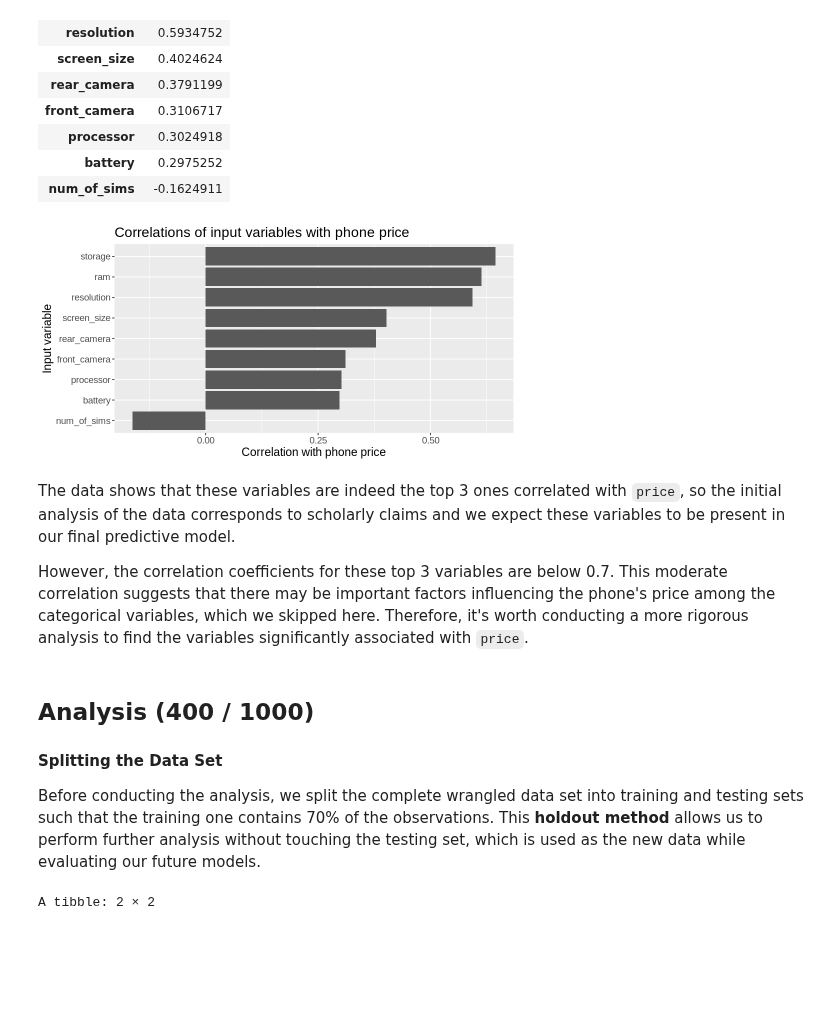
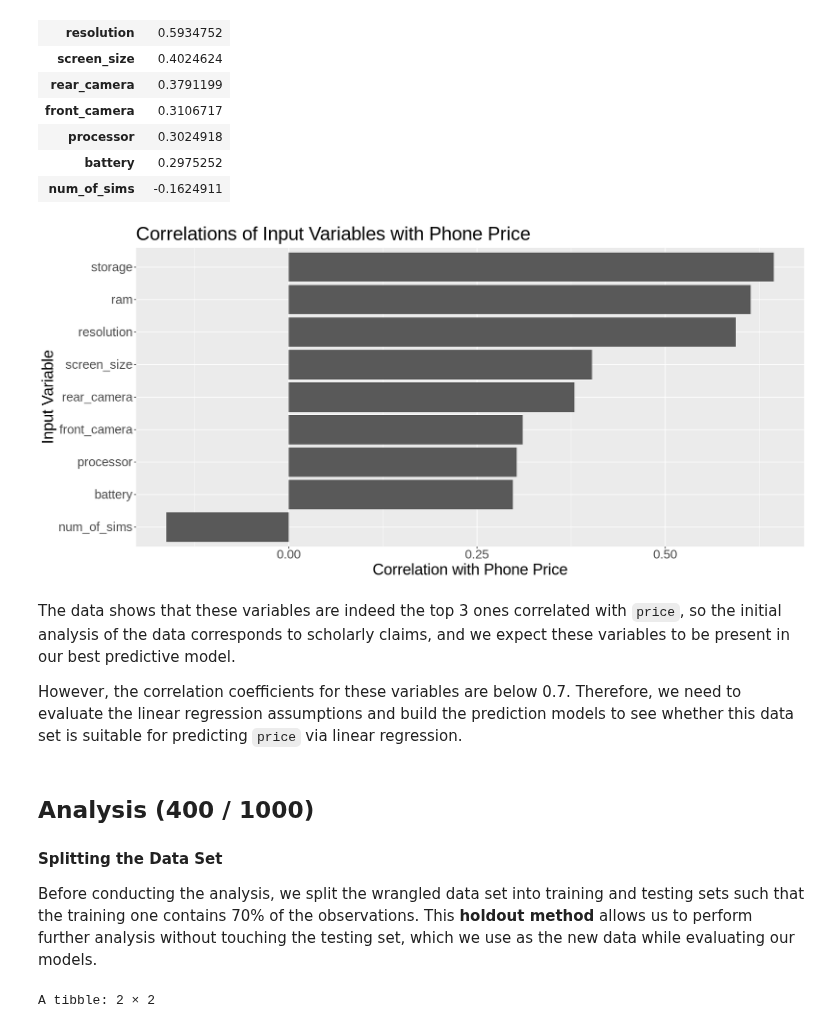
Before and after one commit to Ihor16/stat-301-project, a Jupyter notebook: FinalReport.ipynb, the cells around one changed output. Drawn from its saved outputs; the diff is of its cells as text; code cells hidden in the pictures; blank space fills up the shorter version.

Commit message:
Wrote explanations for full MLR model and removed categorical variables

```diff
--- a/FinalReport.ipynb
+++ b/FinalReport.ipynb
@@ -72,6 +67,8 @@ if (length(to_install)) install.packages(to_install)
 # %% [markdown]
 **(!!! change URL to the data set on the main branch)**
 # %%
+options(jupyter.plot_mimetypes = "image/png")
+
 library(tidyverse)
 library(psych)
 library(GGally)
@@ -83,6 +80,9 @@ library(glmnet)
 
 set.seed(7)
 
+# Font size for the plots
+font_size <- 22
+
 # Reading the data set from the web
 url <- "https://raw.githubusercontent.com/Ihor16/stat-301-project/ih/rewrite_for_new_dataset/data/specs.csv"
 data_raw <- read.csv(url) %>%
@@ -122,11 +122,11 @@ rate <- 0.012282
 
 # Renaming the variables and creating a derived variable for `resolution`
 phone_data <- data_raw %>%
-  select(-c(X, Name, Brand, Model, "Wi.Fi", Bluetooth)) %>%
+  select_if(is.numeric) %>%
+  select(-X) %>%
   rename(
     battery = "Battery.capacity..mAh.",
     screen_size = "Screen.size..inches.",
-    touchscreen = "Touchscreen",
     resolution_x = "Resolution.x",
     resolution_y = "Resolution.y",
     processor = "Processor",
@@ -134,11 +134,7 @@ phone_data <- data_raw %>%
     storage = "Internal.storage..GB.",
     rear_camera = "Rear.camera",
     front_camera = "Front.camera",
-    os = "Operating.system",
-    gps = "GPS",
     num_of_sims = "Number.of.SIMs",
-    x3g = "X3G",
-    x4g_lte = "X4G..LTE",
     price = "Price"
   ) %>%
   mutate(
@@ -151,16 +147,6 @@ phone_data <- data_raw %>%
   drop_na() %>%
   select(price, everything())
 
-# Changing categorical variables to factors
-phone_data <- phone_data %>%
-  mutate(
-    touchscreen = as_factor(touchscreen),
-    os = as_factor(os),
-    gps = as_factor(gps),
-    x3g = as_factor(x3g),
-    x4g_lte = as_factor(x4g_lte)
-  )
-
 # Previewing the wrangled data set
 phone_data %>%
   head()
@@ -205,16 +182,13 @@ A psych: 15 × 5
 # %% [markdown]
 Scholars argue that `ram`, `storage`, and `resolution` are the most significant factors influencing a phone's price (Listianingrum et al.). We can check if our data reflects this by finding the correlation of each numerical variables with `price`.
 # %%
-# Selecting only numeric variables
-phone_data_numeric <- phone_data %>%
-  select_if(is.numeric)
-
 # Calculating correlation between `price` and every other variable
 # https://stackoverflow.com/a/45892364/18184038
-phone_data_corr <- cor(phone_data_numeric[-1], phone_data_numeric$price) %>%
+phone_data_corr <- cor(phone_data[-1], phone_data$price) %>%
   as.data.frame() %>%
   rename(correlation = V1)
 
+# Printing the correlations for each variable in descending order
 phone_data_corr %>%
   arrange(desc(correlation))
 # %% [output]
@@ -231,35 +205,35 @@ A data.frame: 9 × 1
 | battery | 0.2975252 |
 | num_of_sims | -0.1624911 |
 # %%
-options(repr.plot.width = 8, repr.plot.height = 4)
+options(repr.plot.width = 15, repr.plot.height = 7)
 
 # Plotting the distribution of calculated correlation coefficients
 tibble(
   correlation = phone_data_corr$correlation,
-  name = phone_data_numeric[-1] %>% colnames()
+  name = phone_data[-1] %>% colnames()
 ) %>%
   ggplot(aes(x = reorder(name, correlation), y = correlation)) +
   geom_bar(stat = "identity") +
   labs(
-    title = "Correlations of input variables with phone price",
-    x = "Input variable",
-    y = "Correlation with phone price"
+    title = "Correlations of Input Variables with Phone Price",
+    x = "Input Variable",
+    y = "Correlation with Phone Price"
   ) +
   theme(
-    text = element_text(size = 14)
+    text = element_text(size = font_size)
   ) +
   coord_flip()
 # %% [output]
-[figure, old version]
+[figure, new version]
 # %% [markdown]
-The data shows that these variables are indeed the top 3 ones correlated with `price`, so the initial analysis of the data corresponds to scholarly claims and we expect these variables to be present in our final predictive model.
+The data shows that these variables are indeed the top 3 ones correlated with `price`, so the initial analysis of the data corresponds to scholarly claims, and we expect these variables to be present in our best predictive model.
 
-However, the correlation coefficients for these top 3 variables are below 0.7. This moderate correlation suggests that there may be important factors influencing the phone's price among the categorical variables, which we skipped here. Therefore, it's worth conducting a more rigorous analysis to find the variables significantly associated with `price`.
+However, the correlation coefficients for these variables are below 0.7. Therefore, we need to evaluate the linear regression assumptions and build the prediction models to see whether this data set is suitable for predicting `price` via linear regression.
 # %% [markdown]
 ## Analysis (400 / 1000)
 
 #### Splitting the Data Set
 
-Before conducting the analysis, we split the complete wrangled data set into training and testing sets such that the training one contains 70% of the observations. This **holdout method** allows us to perform further analysis without touching the testing set, which is used as the new data while evaluating our future models.
+Before conducting the analysis, we split the wrangled data set into training and testing sets such that the training one contains 70% of the observations. This **holdout method** allows us to perform further analysis without touching the testing set, which we use as the new data while evaluating our models.
 # %%
 # Adding `ID` column to the full data set
```
Also changed, not shown: parts of 25 cells of this notebook.
